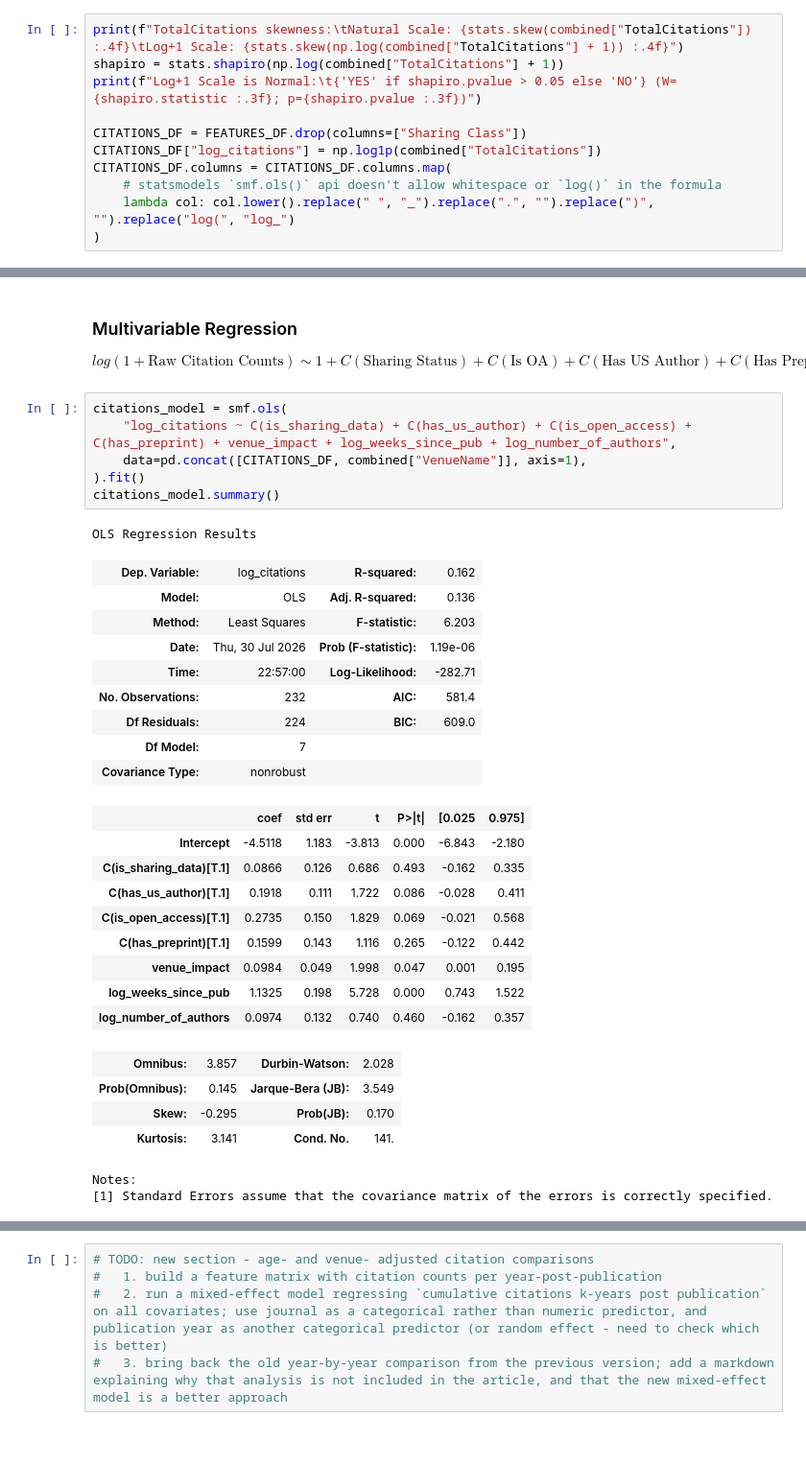
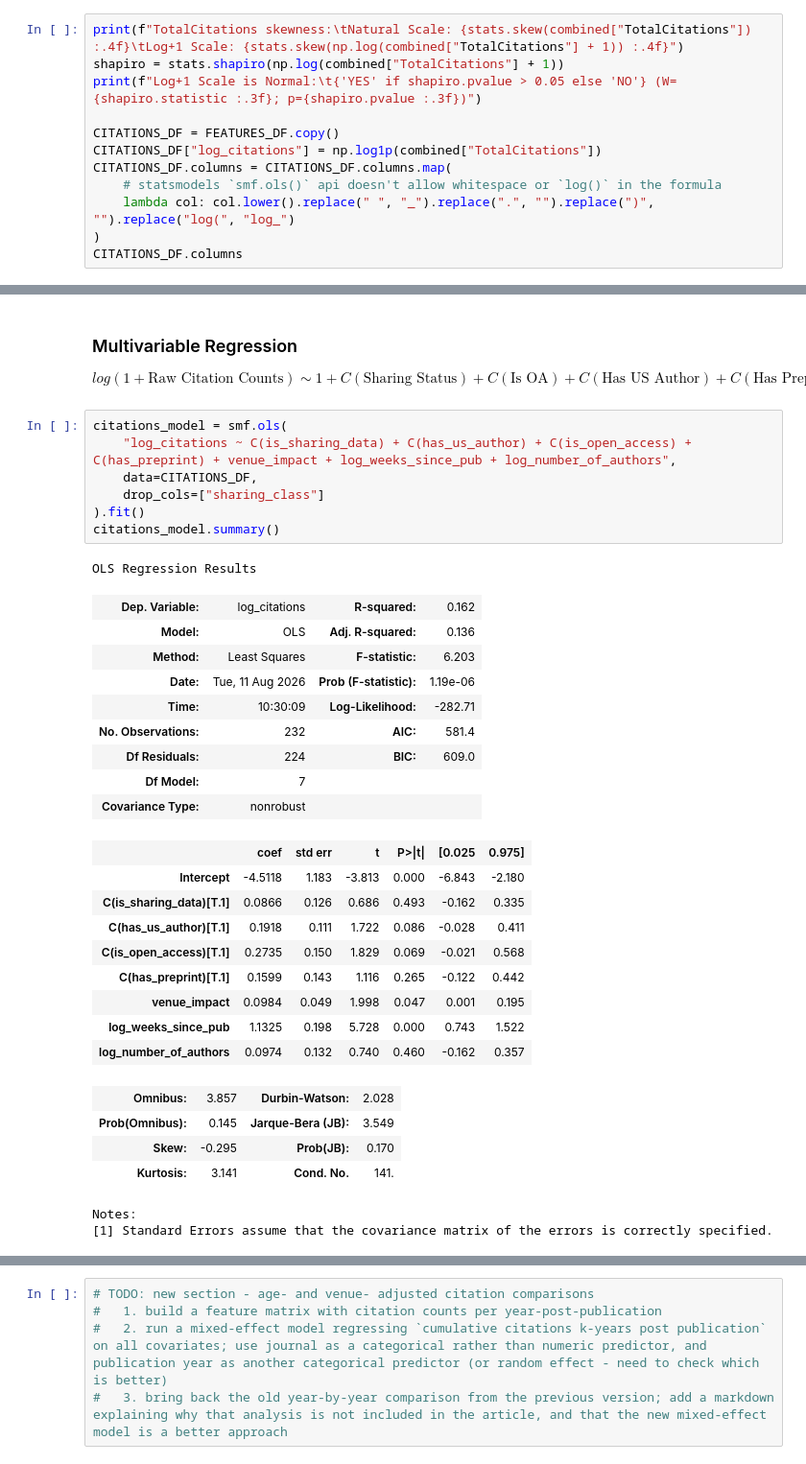
Before and after one commit to JonNir1/eye_movement_data_sharing, a Jupyter notebook: citations_for_data_sharing.ipynb, the cells around one changed output, grey strips where cells are left out. Shown at 96% size. Drawn from its saved outputs; the diff is of its cells as text.

```diff
--- a/citations_for_data_sharing.ipynb
+++ b/citations_for_data_sharing.ipynb
@@ -1421,12 +1419,13 @@ print(f"TotalCitations skewness:\tNatural Scale: {stats.skew(combined["TotalCita
 shapiro = stats.shapiro(np.log(combined["TotalCitations"] + 1))
 print(f"Log+1 Scale is Normal:\t{'YES' if shapiro.pvalue > 0.05 else 'NO'} (W={shapiro.statistic :.3f}; p={shapiro.pvalue :.3f})")
 
-CITATIONS_DF = FEATURES_DF.drop(columns=["Sharing Class"])
+CITATIONS_DF = FEATURES_DF.copy()
 CITATIONS_DF["log_citations"] = np.log1p(combined["TotalCitations"])
 CITATIONS_DF.columns = CITATIONS_DF.columns.map(
     # statsmodels `smf.ols()` api doesn't allow whitespace or `log()` in the formula
     lambda col: col.lower().replace(" ", "_").replace(".", "").replace(")", "").replace("log(", "log_")
 )
+CITATIONS_DF.columns
 # %% [output]
 TotalCitations skewness:        Natural Scale: 1.9655   Log+1 Scale: -0.2634
 Log+1 Scale is Normal:  YES (W=0.990; p=0.117)
@@ -1470,16 +1473,17 @@ $$ log(1 + \text{Raw Citation Counts}) \sim 1 + C(\text{Sharing Status}) + C(\te
 # %%
 citations_model = smf.ols(
     "log_citations ~ C(is_sharing_data) + C(has_us_author) + C(is_open_access) + C(has_preprint) + venue_impact + log_weeks_since_pub + log_number_of_authors",
-    data=pd.concat([CITATIONS_DF, combined["VenueName"]], axis=1),
+    data=CITATIONS_DF,
+    drop_cols=["sharing_class"]
 ).fit()
 citations_model.summary()
 # %% [output]
 OLS Regression Results
 | Dep. Variable: | log_citations | R-squared: | 0.162 |
 | Model: | OLS | Adj. R-squared: | 0.136 |
 | Method: | Least Squares | F-statistic: | 6.203 |
-| Date: | Thu, 30 Jul 2026 | Prob (F-statistic): | 1.19e-06 |
-| Time: | 22:57:00 | Log-Likelihood: | -282.71 |
+| Date: | Tue, 11 Aug 2026 | Prob (F-statistic): | 1.19e-06 |
+| Time: | 10:30:09 | Log-Likelihood: | -282.71 |
 | No. Observations: | 232 | AIC: | 581.4 |
 | Df Residuals: | 224 | BIC: | 609.0 |
 | Df Model: | 7 |  |  |
```
Also changed, not shown: parts of 11 cells of this notebook.
